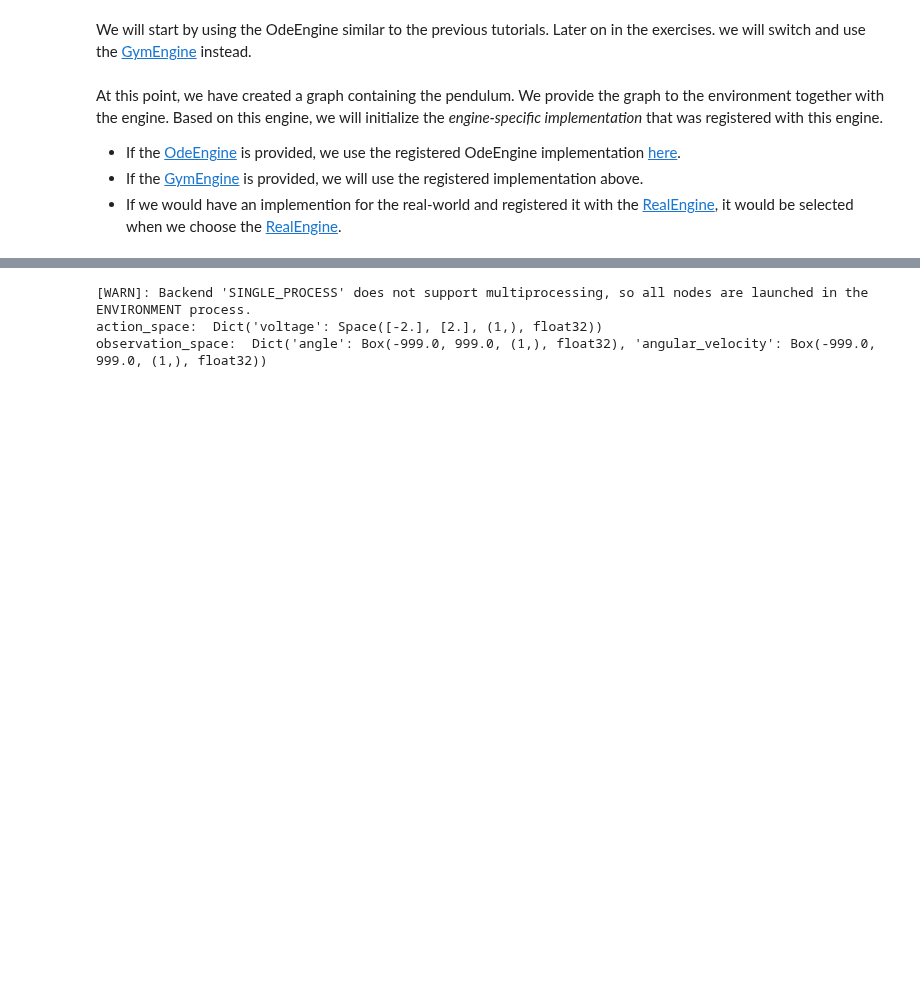
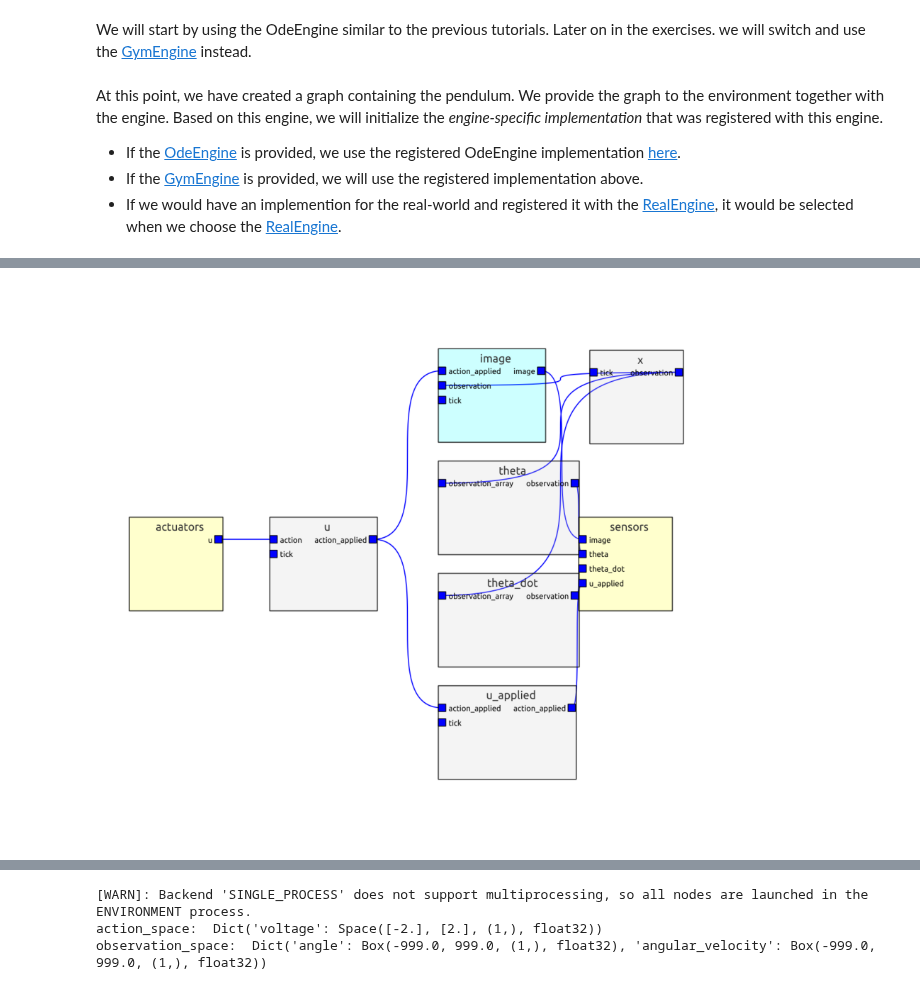
Before and after one commit to eager-dev/eagerx_tutorials, a Jupyter notebook: tutorials/pendulum/5_engine_implementation.ipynb, the cells around one changed output, grey strips where cells are left out. Drawn from its saved outputs; the diff is of its cells as text; code cells hidden in the pictures; blank space fills up the shorter version.

```diff
--- a/tutorials/pendulum/5_engine_implementation.ipynb
+++ b/tutorials/pendulum/5_engine_implementation.ipynb
@@ -266,6 +265,11 @@ At this point, we have created a graph containing the pendulum. We provide the g
 # %%
 #@markdown Using the [*eagerx_gui* package](https://github.com/eager-dev/eagerx_gui), we can visualize the engine graphs for the *OdeEngine*.
 
-ode_render = pendulum.gui(OdeEngine, interactive=False, filename="ode_render.svg")
-helper.show_svg("ode_render.svg", width="50%")
+%matplotlib inline
+from matplotlib import pyplot as plt
+
+ode_render = pendulum.gui(OdeEngine, interactive=False)
+plt.rcParams['figure.figsize'] = [15, 10]
+plt.axis("off")
+plt.imshow(ode_render)
 # %% [output]
@@ -274,3 +277,4 @@ cannot import name 'get_module_type_string' from 'eagerx.utils.utils' (/home/r2c
+[figure, added]
 # %%
 #@markdown And for the *GymEngine*.
 
```
Also changed, not shown: parts of 7 cells of this notebook, 4 other files.
